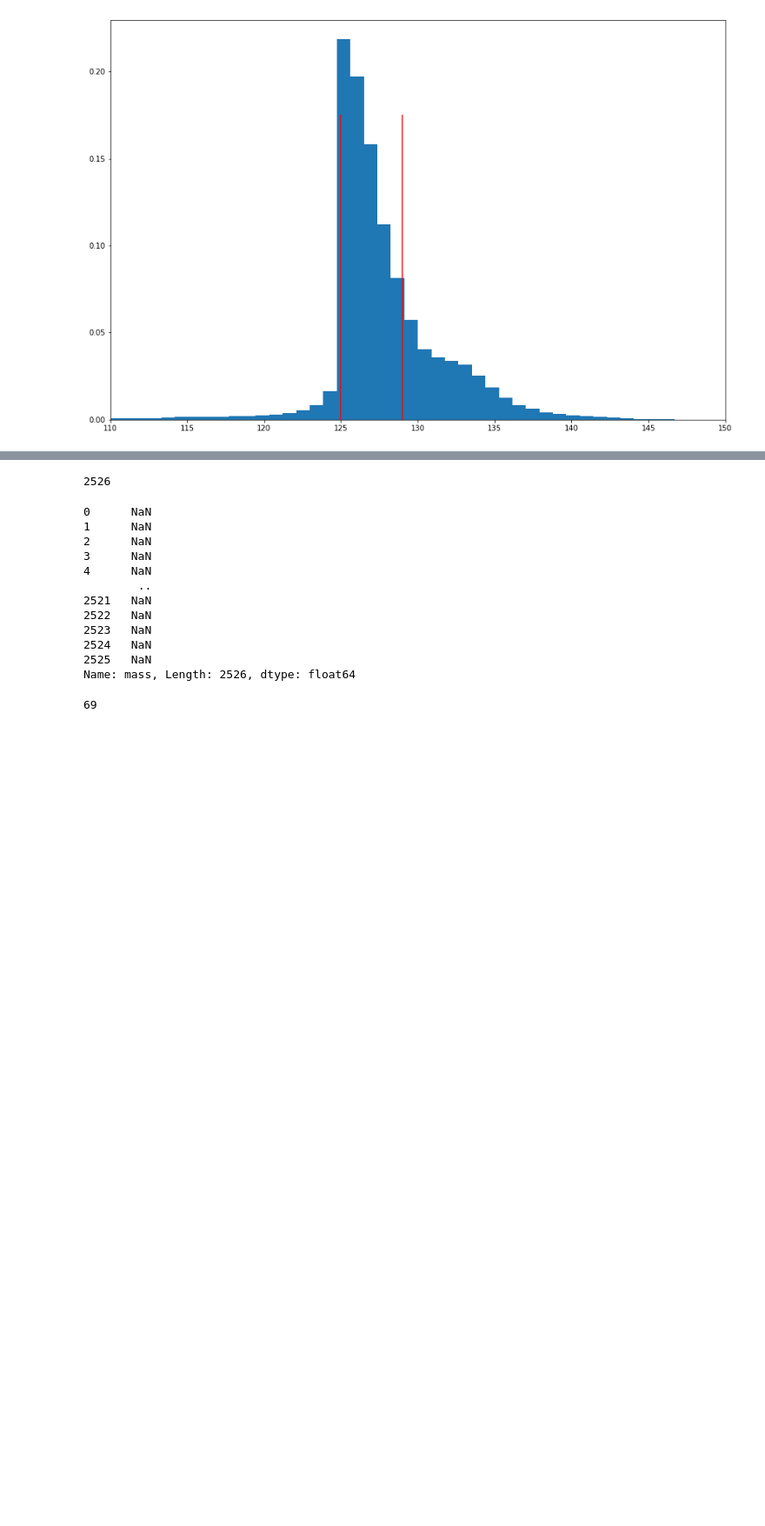
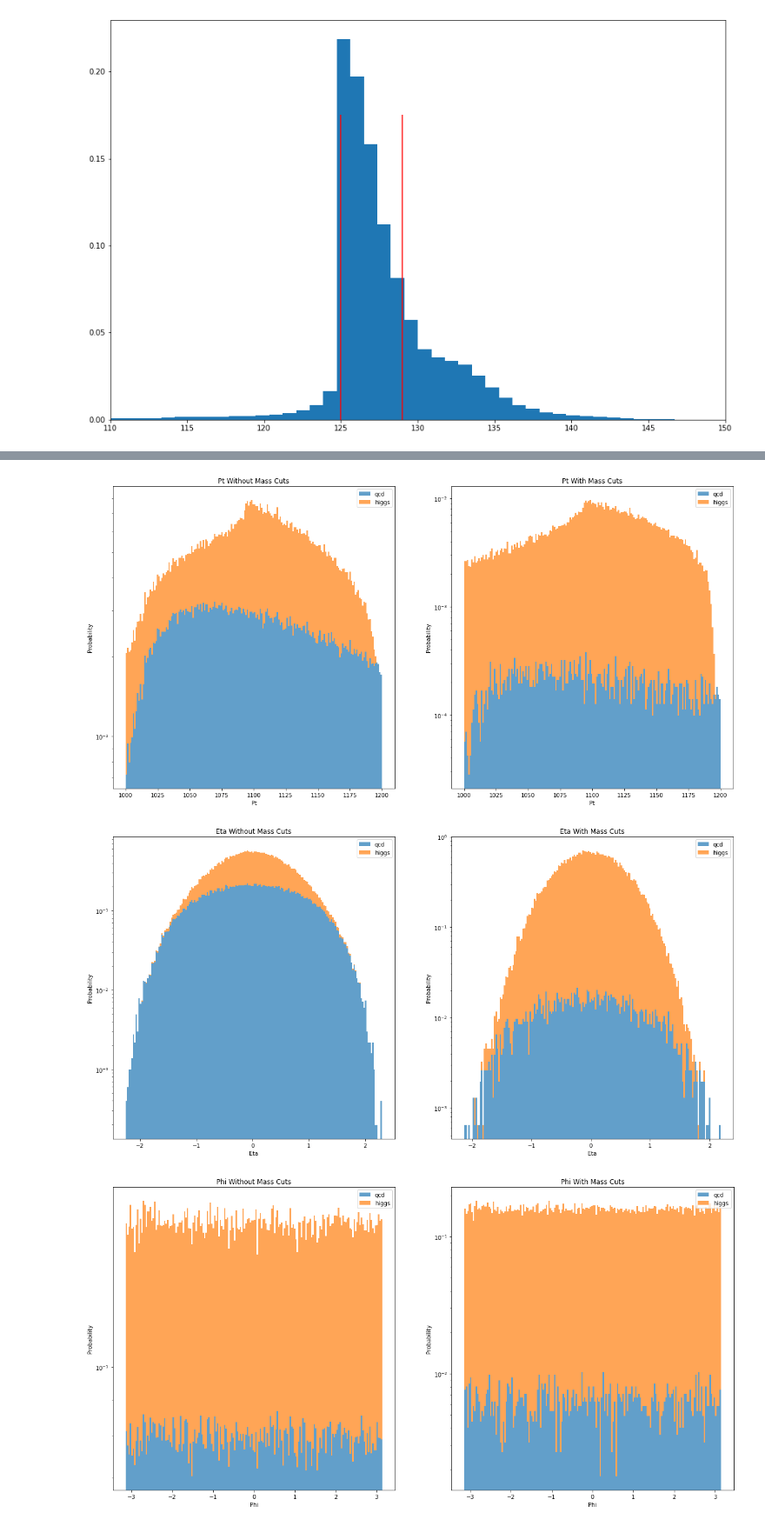
Before and after one commit to afspicciati/Phys-434, a Jupyter notebook: Lab7.ipynb, the cells around one changed output, grey strips where cells are left out. Shown at 87% size. Saved outputs shown, nothing was run; the diff lists cells and outputs as text; code cells hidden in the pictures; blank space fills up the shorter version.

```diff
--- a/Lab7.ipynb
+++ b/Lab7.ipynb
@@ -144,6 +108,6 @@ qcd.keys
 # %%
 higgs_cut = higgs.query('125<mass<129')
-higgs_cut = higgs_cut.reindex(range(len(higgs_cut)))
+higgs_cut = higgs_cut.reset_index()
 
 qcd_cut = qcd.query('125<mass<129')
-qcd_cut = qcd_cut.reindex(range(len(qcd_cut)))
+qcd_cut = qcd_cut.reset_index()
@@ -181,35 +114,22 @@ if np.nan > 0:
-# %%
-tot_qcd = 0
-for i in range(len(higgs)):
-    if 125 <= float(qcd['mass'][i]) <= 129:
-            tot_qcd += 1
-# %%
-tot_qcd
-# %% [output]
-2526
-# %%
-qcd_cut = qcd.query('125<mass<129')
-qcd_cut = qcd_cut.reindex(range(len(qcd_cut)))
-qcd_cut['mass']
-# %% [output]
-0      NaN
-1      NaN
-2      NaN
-3      NaN
-4      NaN
-        ..
-2521   NaN
-2522   NaN
-2523   NaN
-2524   NaN
-2525   NaN
-Name: mass, Length: 2526, dtype: float64
-# %%
-tot_qcd = 0
-for i in range(len(qcd_cut)):
-    if 125 <= qcd_cut['mass'][i] <= 129:
-            tot_qcd += 1
-# %%
-tot_qcd
-# %% [output]
-69
+# %%
+for key in qcd.keys():
+
+    title = key.capitalize()
+
+    fig, ax = plt.subplots(1,2)
+
+    ax[0].hist([qcd[key],higgs[key]],stacked=True,bins=180,density = True, label = ['qcd','higgs'],alpha=0.7)
+    ax[0].set_title(f'{title} Without Mass Cuts')
+
+    ax[1].hist([qcd_cut[key],higgs_cut[key]],stacked=True,bins=180,density = True, label = ['qcd','higgs'],alpha=0.7)
+    ax[1].set_title(f'{title} With Mass Cuts')
+
+    for i in range(2):
+        ax[i].set_xlabel(title)
+        ax[i].set_ylabel('Probability')
+        ax[i].set_yscale('log')
+        ax[i].legend()
+# %% [output]
+[figure, added]
+[figure, added]
+[figure, added]
```
Also changed, not shown: parts of 14 cells of this notebook.
